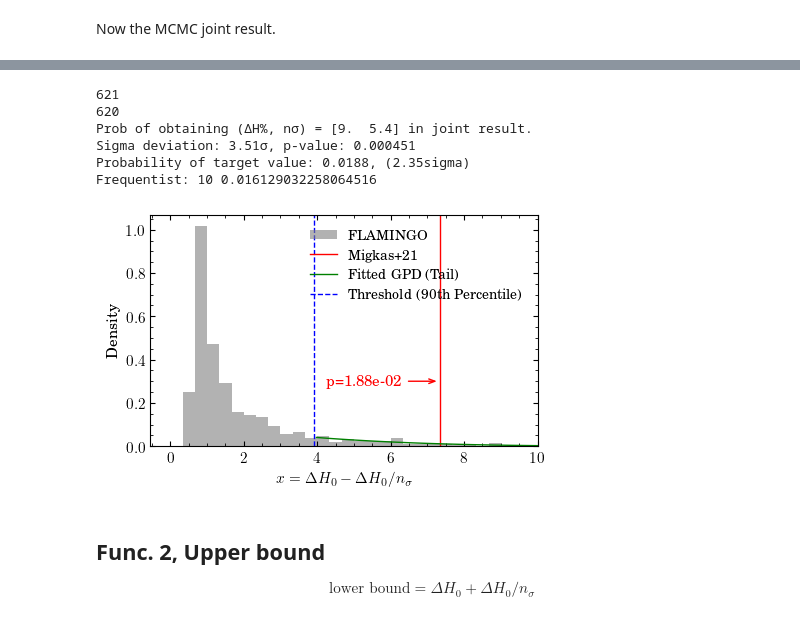
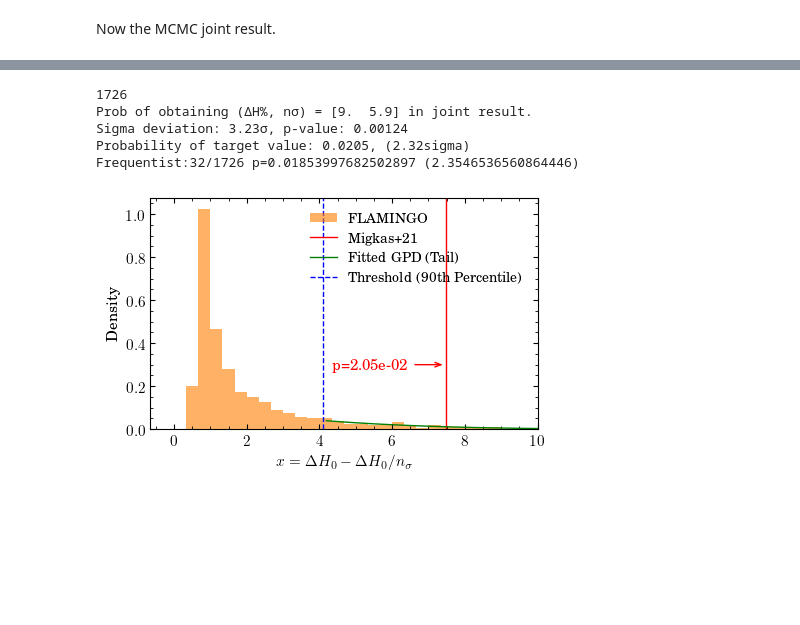
Before and after one commit to YujieH3/anisotropy-flamingo, a Jupyter notebook: analyse/discuss_scatter_prob_all_EVS.ipynb, the cells around one changed output, grey strips where cells are left out. Drawn from its saved outputs; the diff is of its cells as text; code cells hidden in the pictures; blank space fills up the shorter version.

```diff
--- a/analyse/discuss_scatter_prob_all_EVS.ipynb
+++ b/analyse/discuss_scatter_prob_all_EVS.ipynb
@@ -95,11 +108,13 @@ for relation, target_point in zip(['LX-T', 'YSZ-T'], target_point_arr_mc):
     shape, loc, scale = params
 
     # One can get the frequency when the sigma value is low
-    print(f'Frequentist:', np.sum(delta_h0_proj > target_value)/len(delta_h0_proj))
+    p_value_freq = np.sum(delta_h0_proj > target_value)/len(delta_h0_proj)
+    n_sigma_freq = cf.n_sigma1d(p_value_freq)
+    print(f'Frequentist:{np.sum(delta_h0_proj > target_value)}/{len(delta_h0_proj)} p={p_value_freq} ({n_sigma_freq})')
 
     # Plotting results
     plt.figure(figsize=(5, 3))
-    plt.hist(delta_h0_proj, bins=30, density=True, alpha=0.6, color='gray', label='FLAMINGO')
+    plt.hist(delta_h0_proj, bins=30, density=True, alpha=0.6, color='#ff7f00', label='FLAMINGO')
     x_vals = np.linspace(threshold, delta_h0_proj.max(), 100)
     gpd_pdf = genpareto.pdf(x_vals - threshold, shape, loc, scale) * (1 - percentile / 100)
     plt.axvline(target_value, color='red', linestyle='-', label=f'Migkas+21')
@@ -117,7 +132,7 @@ for relation, target_point in zip(['LX-T', 'YSZ-T'], target_point_arr_mc):
     plt.ylabel('Density')
     plt.legend(fontsize=9)
 
-#     plt.savefig(f'./to_paper/evs_mcmc_{relation[1]}.pdf', bbox_inches='tight')   # save the figure
+#     plt.savefig(f'./to_paper/evs_mcmc_{relation[1]}_scatter.pdf', bbox_inches='tight')   # save the figure
     plt.show()
 # %% [output]
 Prob of obtaining (ΔH%, nσ) = [8.7 2.4] in LX-T.
@@ -133,7 +148,7 @@ Frequentist: 0.00438871473354232
 # %% [markdown]
 The M21 fits, of Lx-T and Ysz-T separately. Data and plot below.
 # %%
-file_path_direct_compare = '/cosma/home/do012/dc-he4/anisotropy-flamingo/data/analysis_all/h0_direct_compare.csv'
+file_path_direct_compare = '/cosma/home/do012/dc-he4/anisotropy-flamingo/data/analysis_all/h0_direct_compare_scatter.csv'
 data_type_direct_compare = 'direct_compare'
 data_direct_compare = load_data(file_path_direct_compare, data_type_direct_compare)
 
@@ -147,9 +162,14 @@ for relation, target_point in zip(['$L_\\mathrm{{X}}-T$', '$Y_\\mathrm{{SZ}}-T$'
     sigma_deviation, p_value_sigma = calculate_sigma_p_value(delta_h0_proj, target_value)
     print(f"Sigma deviation: {sigma_deviation:.3g}σ, p-value: {p_value_sigma:.3g}")
 
-    percentile = 97
+    percentile = 90         # Set the threshold
     p_value_evt, sigma_evt = calculate_evt_p_value(delta_h0_proj, target_value, percentile)
     print(f"Probability of target value: {p_value_evt:.3g}, ({sigma_evt:.3g}sigma)")
+
+    # One can get the frequency when the sigma value is low
+    p_value_freq = np.sum(delta_h0_proj > target_value)/len(delta_h0_proj)
+    n_sigma_freq = cf.n_sigma1d(p_value_freq)
+    print(f'Frequentist:{np.sum(delta_h0_proj > target_value)}/{len(delta_h0_proj)} p={p_value_freq} ({n_sigma_freq})')
 
     threshold = np.percentile(delta_h0_proj, percentile)
     exceedances = delta_h0_proj[delta_h0_proj > threshold] - threshold
@@ -158,7 +178,7 @@ for relation, target_point in zip(['$L_\\mathrm{{X}}-T$', '$Y_\\mathrm{{SZ}}-T$'
 
     # Plotting results
     plt.figure(figsize=(5, 3))
-    plt.hist(delta_h0_proj, bins=30, density=True, alpha=0.6, color='gray', label='FLAMINGO')
+    plt.hist(delta_h0_proj, bins=30, density=True, alpha=0.6, color='#ff7f00', label='FLAMINGO')
     x_vals = np.linspace(threshold, delta_h0_proj.max(), 100)
     gpd_pdf = genpareto.pdf(x_vals - threshold, shape, loc, scale) * (1 - percentile / 100)
     plt.axvline(target_value, color='red', linestyle='-', label=f'Migkas+21')
@@ -176,7 +196,7 @@ for relation, target_point in zip(['$L_\\mathrm{{X}}-T$', '$Y_\\mathrm{{SZ}}-T$'
     plt.ylabel('Density')
     plt.legend(fontsize=9)
 
-#     plt.savefig(f'./to_paper/evs_m21_{relation[1]}.pdf', bbox_inches='tight')  # save the figure
+#     plt.savefig(f'./to_paper/evs_m21_{relation[1]}_scatter.pdf', bbox_inches='tight')  # save the figure
     plt.show()
 # %% [output]
 Prob of obtaining (ΔH%, nσ) = [8.7 2.6] in $L_\mathrm{{X}}-T$.
@@ -202,10 +222,7 @@ print(len(data_joint))
 file_path_joint = '../data/analysis_all/h0_mc_joint_scatter_all.csv'
 data_joint = load_data(file_path_joint, 'joint')
 print(len(data_joint))
-data_joint[data_joint['DeltaH0']>15]
-data_joint = data_joint[data_joint['DeltaH0'] < 15]  # There is one point with extreme DeltaH0, 1317
-print(len(data_joint))
-target_point_joint = np.array([9.0, 5.4])
+target_point_joint = np.array([9.0, 5.9])
 
 print(f'Prob of obtaining (ΔH%, nσ) = {target_point_joint} in joint result.')
 delta_h0_joint = data_joint['DeltaH0'].values
@@ -221,45 +238,43 @@ p_value_evt_joint, sigma_evt_joint = calculate_evt_p_value(delta_h0_proj_joint,
 print(f"Probability of target value: {p_value_evt_joint:.3g}, ({sigma_evt_joint:.3g}sigma)")
 
 # One can get the frequency when the sigma value is low
-print(f'Frequentist:', np.sum(delta_h0_proj_joint > target_value_joint), np.sum(delta_h0_proj_joint > target_value_joint)/len(delta_h0_proj_joint))
+p_value_freq = np.sum(delta_h0_proj_joint > target_value_joint)/len(delta_h0_proj_joint)
+n_sigma_freq = cf.n_sigma1d(p_value_freq)
+print(f'Frequentist:{np.sum(delta_h0_proj_joint > target_value_joint)}/{len(delta_h0_proj_joint)} p={p_value_freq} ({n_sigma_freq})')
 
 threshold_joint = np.percentile(delta_h0_proj_joint, percentile_joint)
 exceedances_joint = delta_h0_proj_joint[delta_h0_proj_joint > threshold_joint] - threshold_joint
 params_joint = genpareto.fit(exceedances_joint)
 shape_joint, loc_joint, scale_joint = params_joint
 
 
 # Plotting results for joint result
 plt.figure(figsize=(5, 3))
 x_vals_joint = np.linspace(threshold_joint, delta_h0_proj_joint.max(), 100)
 gpd_pdf_joint = genpareto.pdf(x_vals_joint - threshold_joint, shape_joint, loc_joint, scale_joint) * (1 - percentile_joint / 100)
-plt.hist(delta_h0_proj_joint, bins=30, range=(0, 10), density=True, alpha=0.6, color='gray', label='FLAMINGO')
+plt.hist(delta_h0_proj_joint, bins=30, range=(0, 10), density=True, alpha=0.6, color='#ff7f00', label='FLAMINGO')
 plt.axvline(target_value_joint, color='red', linestyle='-', label=f'Migkas+21')
 plt.plot(x_vals_joint[1:], gpd_pdf_joint[1:], color='g', label='Fitted GPD (Tail)')
 plt.axvline(threshold_joint, color='blue', linestyle='--', label=f'Threshold ({percentile_joint}th Percentile)')
 
 # Annotate the plot
 plt.annotate(f'p={p_value_evt_joint:.2e}',
          xy=(target_value_joint, 0.3), xycoords='data',
          xytext=(target_value_joint - 1, 0.3), textcoords='data',
          arrowprops=dict(arrowstyle='->,head_width=.15', color='red'),
          horizontalalignment='right', verticalalignment='center', color='red')
 
 plt.xlabel('$x=\\Delta H_0 - \\Delta H_0 / n_\\sigma$')
 plt.ylabel('Density')
 plt.xlim(right=10)
 plt.legend(fontsize=10)
 
-# plt.savefig('./to_paper/evs_joint.pdf', bbox_inches='tight')
+# plt.savefig('./to_paper/evs_joint_scatter.pdf', bbox_inches='tight')
 plt.show()
 # %% [output]
-621
-620
-Prob of obtaining (ΔH%, nσ) = [9.  5.4] in joint result.
-Sigma deviation: 3.51σ, p-value: 0.000451
-Probability of target value: 0.0188, (2.35sigma)
-Frequentist: 10 0.016129032258064516
+1726
+Prob of obtaining (ΔH%, nσ) = [9.  5.9] in joint result.
+Sigma deviation: 3.23σ, p-value: 0.00124
+Probability of target value: 0.0205, (2.32sigma)
+Frequentist:32/1726 p=0.01853997682502897 (2.3546536560864446)
-[figure, old version]
+[figure, new version]
-# %% [markdown]
-## Func. 2, Upper bound
-$$\text{lower bound} = \Delta H_0 + \Delta H_0/n_\sigma$$
```
Also changed, not shown: parts of 7 cells of this notebook, 26 other files.
